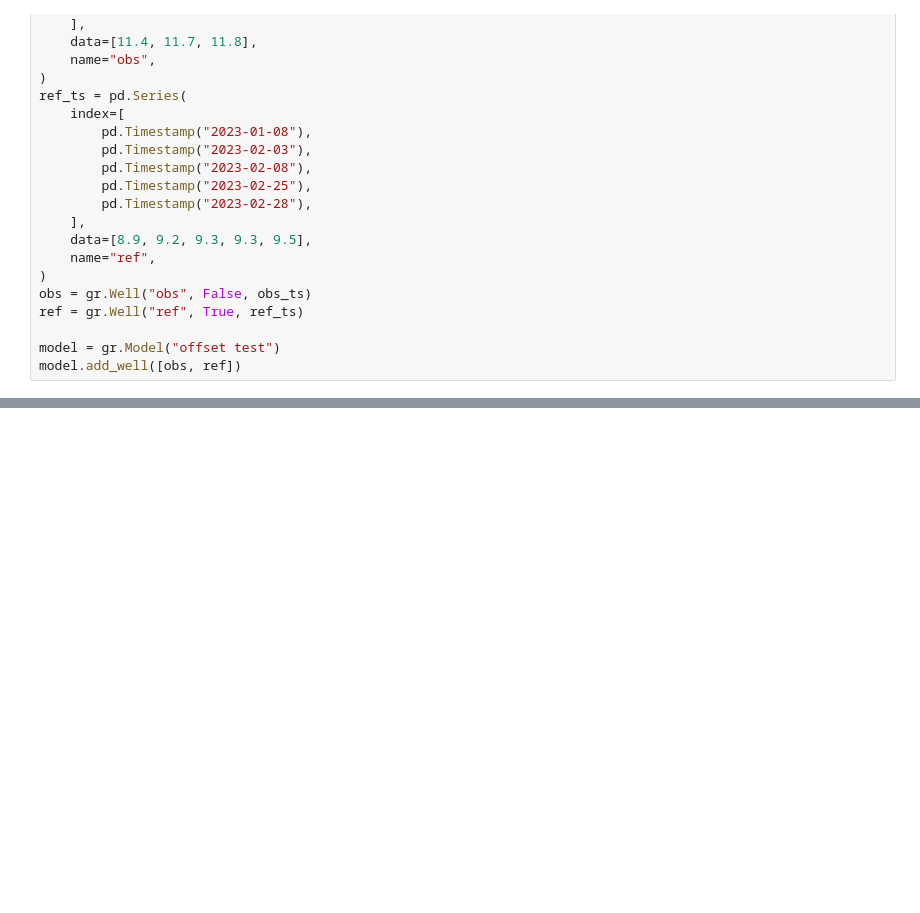
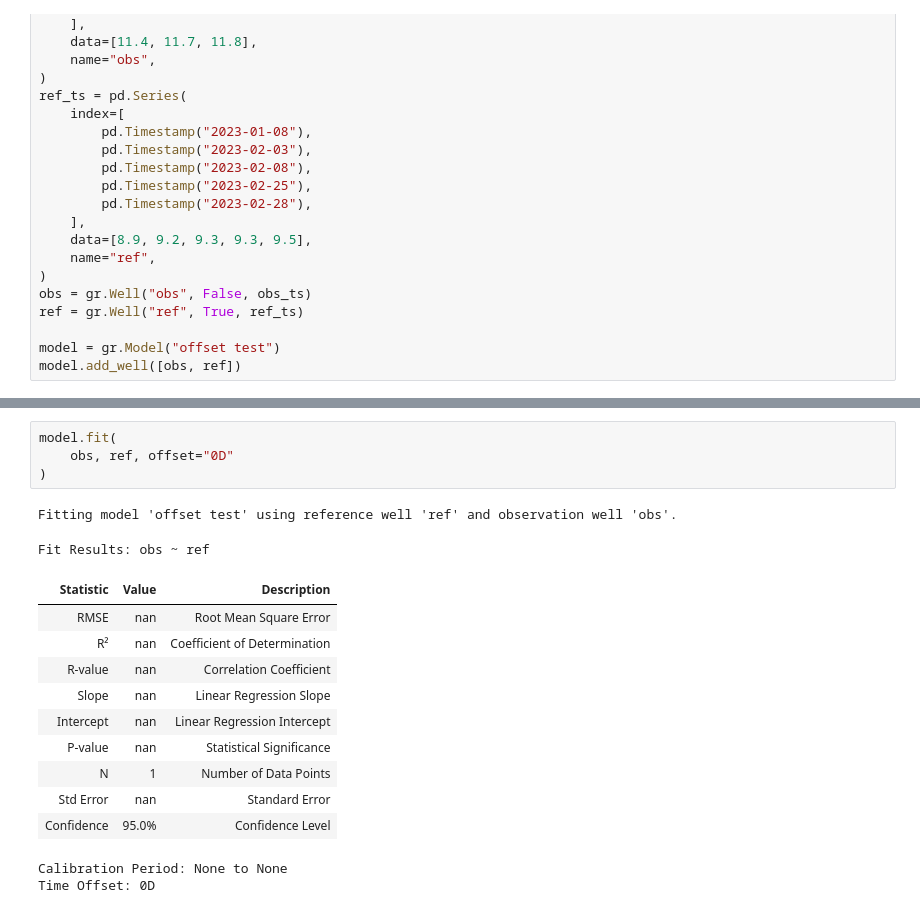
Before and after one commit to sgfsweden/gwrefpy, a Jupyter notebook: docs/tutorials/time_offsets.ipynb, the cells around one changed output, grey strips where cells are left out. Cells and saved outputs as stored; diff of their text form; blank space fills up the shorter version.

```diff
--- a/docs/tutorials/time_offsets.ipynb
+++ b/docs/tutorials/time_offsets.ipynb
@@ -48,0 +60,19 @@ ref_ts.plot(ax=down)
+# %%
+model.fit(
+    obs, ref, offset="0D"
+)
+# %% [output]
+Fitting model 'offset test' using reference well 'ref' and observation well 'obs'.
+Fit Results: obs ~ ref
+| Statistic | Value | Description |
+| RMSE | nan | Root Mean Square Error |
+| R² | nan | Coefficient of Determination |
+| R-value | nan | Correlation Coefficient |
+| Slope | nan | Linear Regression Slope |
+| Intercept | nan | Linear Regression Intercept |
+| P-value | nan | Statistical Significance |
+| N | 1 | Number of Data Points |
+| Std Error | nan | Standard Error |
+| Confidence | 95.0% | Confidence Level |
+Calibration Period: None to None
+Time Offset: 0D
```
Also changed, not shown: parts of 8 cells of this notebook.
